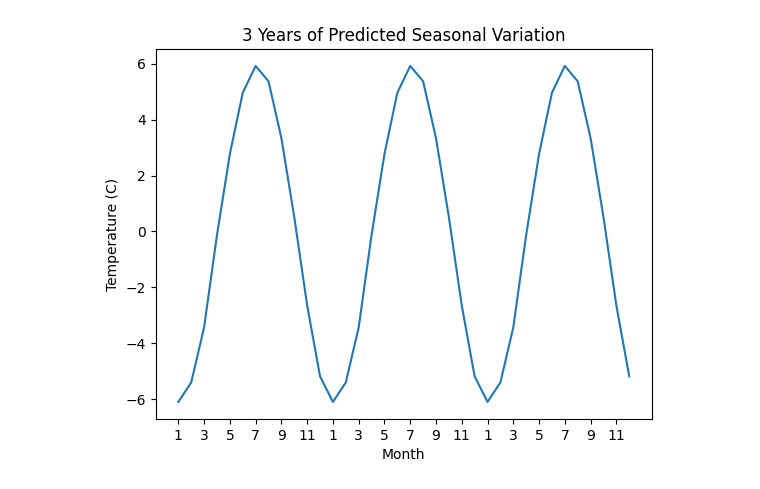
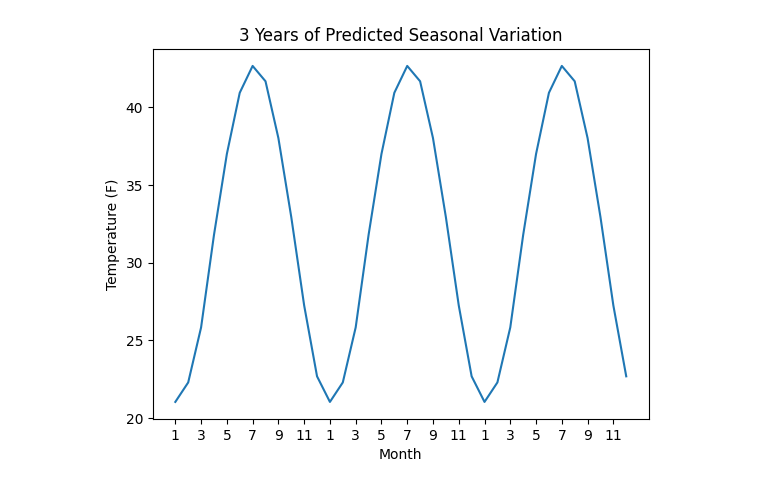
Before and after one commit to EthanPrimes/modeling_climate_change, a Jupyter notebook: seasonal_time_series.ipynb, the cells around one changed output. Drawn from its saved outputs; the diff is of its cells as text; code cells hidden in the pictures.

```diff
--- a/seasonal_time_series.ipynb
+++ b/seasonal_time_series.ipynb
@@ -88,11 +90,11 @@ plt.show()
 # %%
-plt.plot(np.arange(0, 36), S_t[:36])
+plt.plot(np.arange(0, 36), S_t[:36]*1.8 + 32)
 plt.title("3 Years of Predicted Seasonal Variation")
 plt.xticks(np.arange(0, 36)[::3])
 plt.xlabel("Month")
-plt.ylabel("Temperature (C)")
+plt.ylabel("Temperature (F)")
 plt.xticks(np.arange(0, 36, 2), np.hstack((np.arange(1, 13, 2), np.arange(1, 13, 2), np.arange(1, 13, 2))))
 plt.show()
 # %% [output]
-[figure, old version]
+[figure, new version]
 # %%
```
Also changed, not shown: parts of 4 cells of this notebook, 3 other files.
